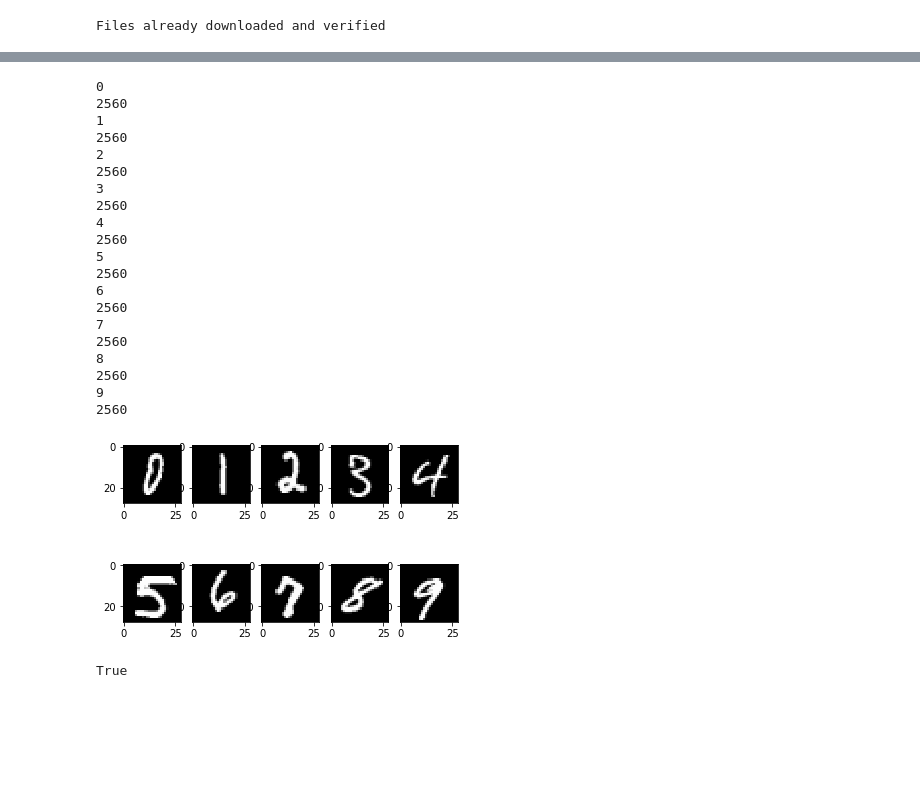
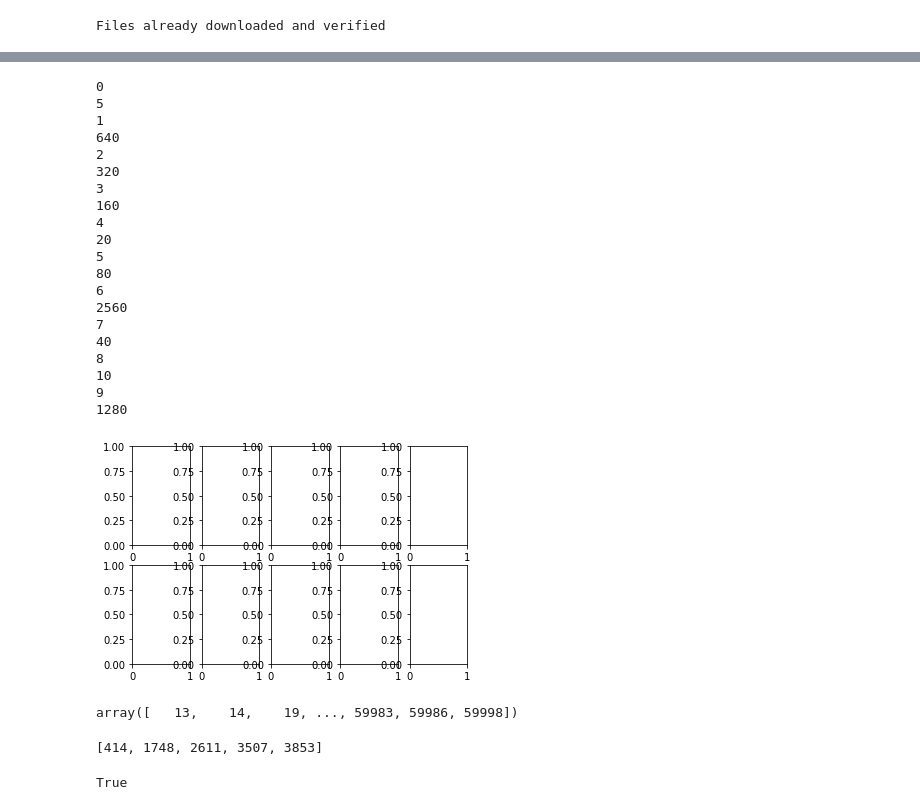
Before and after one commit to Tim-Tianyu/Project, a Jupyter notebook: Indexes_generator.ipynb, the cells around one changed output, grey strips where cells are left out. Saved outputs shown, nothing was run; the diff lists cells and outputs as text; code cells hidden in the pictures; blank space fills up the shorter version.

Commit message:
implement whole system test; fix a bug in creating partition idxs

```diff
--- a/Indexes_generator.ipynb
+++ b/Indexes_generator.ipynb
@@ -137,32 +143,32 @@ dic = CustomDataset.produce_idx_dic(test.targets)
 # %%
 fig = plt.figure()
 for (k,v) in dic.items():
     plt.subplot(2,5,k+1)
     print(k)
     print(len(v))
-    plt.imshow(test[v[10]][0][0,:,:], cmap='gray', interpolation='none')
+    #plt.imshow(test[v[10]][0][0,:,:], cmap='gray', interpolation='none')
 # %% [output]
 0
-2560
+5
 1
-2560
+640
 2
-2560
+320
 3
-2560
+160
 4
-2560
+20
 5
-2560
+80
 6
 2560
 7
-2560
+40
 8
-2560
+10
 9
-2560
+1280
-[figure, old version]
+[figure, new version]
 # %%
 # Produce targrt transform and index transform on datasets use by the hierarchical method
 # %%
@@ -175,3 +182,11 @@ target_idx_dic = CustomDataset.produce_idx_dic(target_dataset.targets)
+# %%
+origin_indexs
+# %% [output]
+array([   13,    14,    19, ..., 59983, 59986, 59998])
+# %%
+target_idx_dic[0]
+# %% [output]
+[414, 1748, 2611, 3507, 3853]
 # %%
 # using binary splits on the targets
 dtype = [('key', int), ('size', int)]
```
Also changed, not shown: parts of 23 cells of this notebook, 40 other files.
